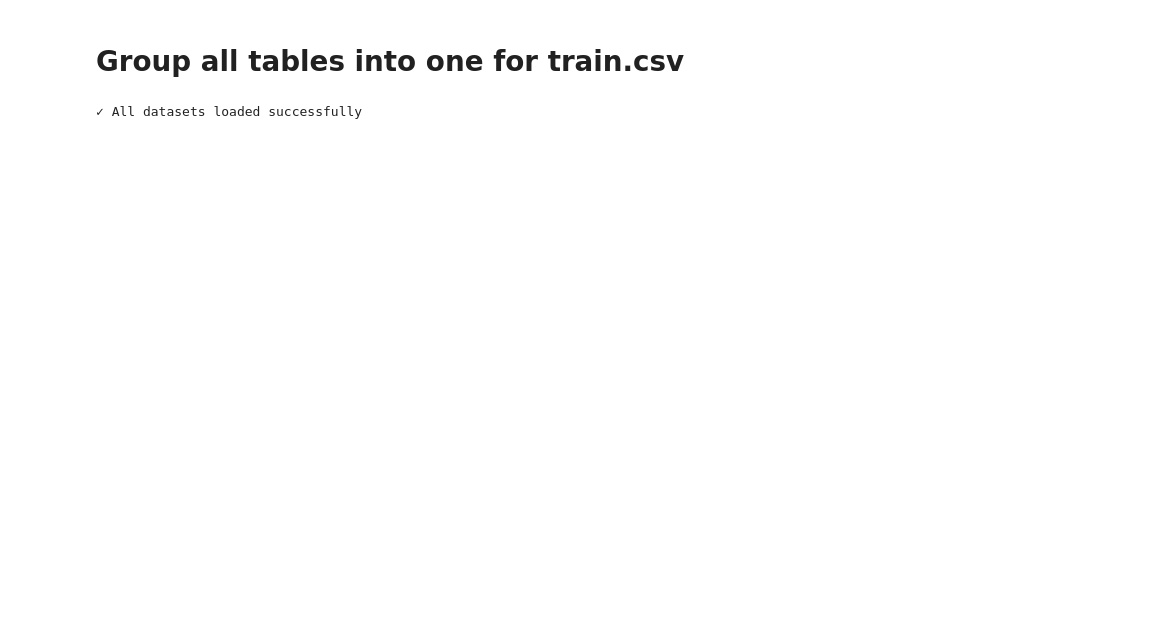
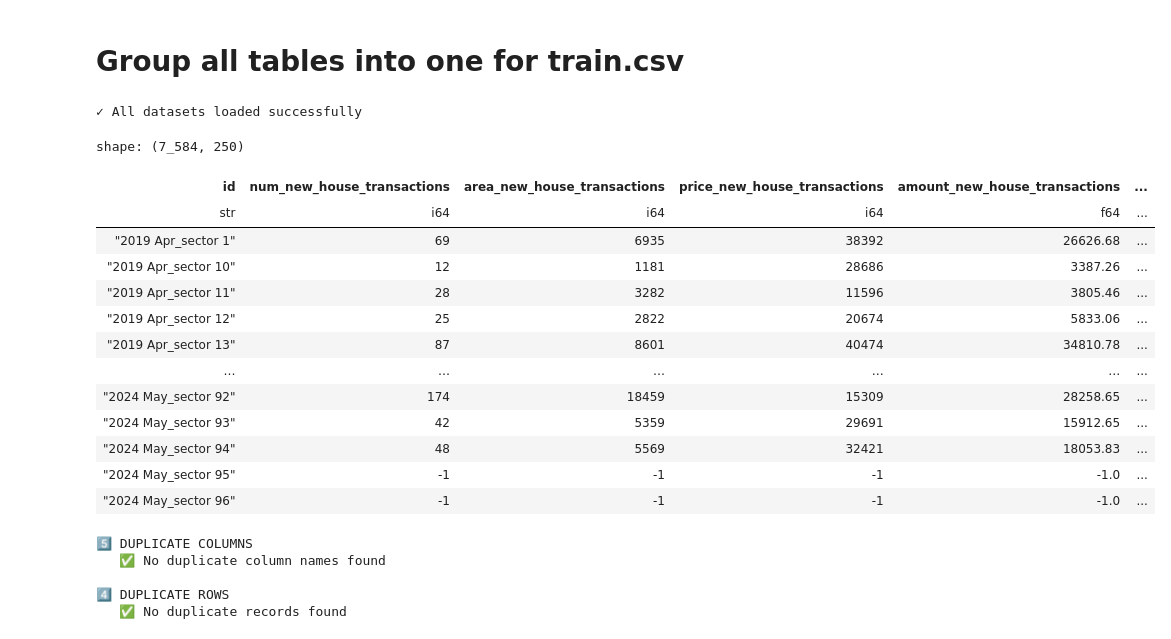
Before and after one commit to Mathavk1606/Real-Estate-Demand-Prediction, a Jupyter notebook: Real_Estate_Demand_Prediction.ipynb, the cells around one changed output. Drawn from its saved outputs; the diff is of its cells as text; code cells hidden in the pictures; blank space fills up the shorter version.

Commit message:
data frames merged

```diff
--- a/Real_Estate_Demand_Prediction.ipynb
+++ b/Real_Estate_Demand_Prediction.ipynb
@@ -842,0 +918,50 @@ print("✓ All datasets loaded successfully")
+# %%
+for col in data1.columns:
+    if data1[col].dtype == pl.Int64 or data1[col].dtype == pl.Float64:
+        c_min, c_max = data1[col].min(), data1[col].max()
+
+        if c_min == 0 and c_max == 0:
+            data1 = data1.drop(col)
+            print(col, "0" * 20)
+            continue
+# %%
+data1
+# %% [output]
+shape: (7_584, 250)
+| id | num_new_house_transactions | area_new_house_transactions | price_new_house_transactions | amount_new_house_transactions | ... |
+| str | i64 | i64 | i64 | f64 | ... |
+| "2019 Apr_sector 1" | 69 | 6935 | 38392 | 26626.68 | ... |
+| "2019 Apr_sector 10" | 12 | 1181 | 28686 | 3387.26 | ... |
+| "2019 Apr_sector 11" | 28 | 3282 | 11596 | 3805.46 | ... |
+| "2019 Apr_sector 12" | 25 | 2822 | 20674 | 5833.06 | ... |
+| "2019 Apr_sector 13" | 87 | 8601 | 40474 | 34810.78 | ... |
+| … | … | … | … | … | ... |
+| "2024 May_sector 92" | 174 | 18459 | 15309 | 28258.65 | ... |
+| "2024 May_sector 93" | 42 | 5359 | 29691 | 15912.65 | ... |
+| "2024 May_sector 94" | 48 | 5569 | 32421 | 18053.83 | ... |
+| "2024 May_sector 95" | -1 | -1 | -1 | -1.0 | ... |
+| "2024 May_sector 96" | -1 | -1 | -1 | -1.0 | ... |
+# %%
+# Check for duplicate column names
+duplicate_cols = pd.Series(data1.columns).duplicated().tolist()
+
+print(f"\n5️⃣ DUPLICATE COLUMNS")
+if not any(duplicate_cols):
+    print(f"   ✅ No duplicate column names found")
+else:
+    print(f"   ⚠️ {sum(duplicate_cols)} duplicate column names detected:")
+    print(f"   Duplicates: {pd.Series(data1.columns)[pd.Series(data1.columns).duplicated()].tolist()}")
+
+# Check for duplicate rows
+duplicates = data1.is_duplicated().sum()
+print(f"\n4️⃣ DUPLICATE ROWS")
+if duplicates == 0:
+    print(f"   ✅ No duplicate records found")
+else:
+    print(f"   ⚠️ {duplicates} duplicate rows detected")
+# %% [output]
+5️⃣ DUPLICATE COLUMNS
+   ✅ No duplicate column names found
+
+4️⃣ DUPLICATE ROWS
+   ✅ No duplicate records found
```
Also changed, not shown: parts of 7 cells of this notebook.
